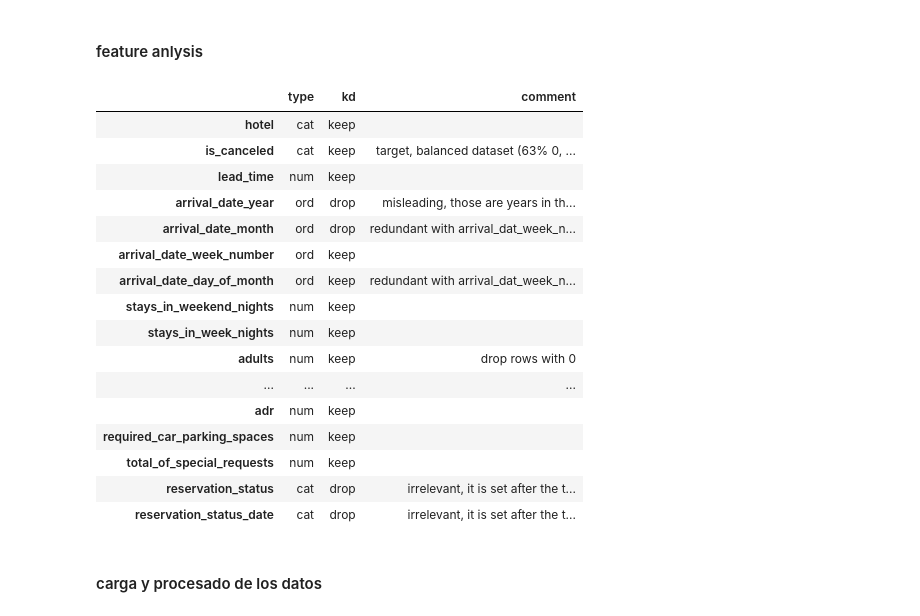
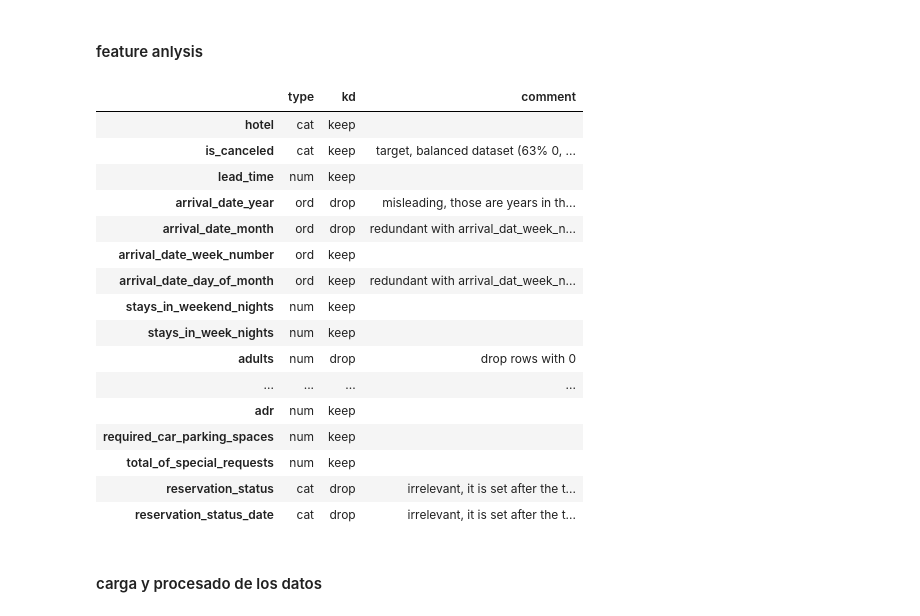
Before and after one commit to claudiberenguer/modulo5eval_ii, a Jupyter notebook: notebooks/exploracion/newnb_claudi.ipynb, the cells around one changed output. Saved outputs shown, nothing was run; the diff lists cells and outputs as text; code cells hidden in the pictures.

```diff
--- a/notebooks/exploracion/newnb_claudi.ipynb
+++ b/notebooks/exploracion/newnb_claudi.ipynb
@@ -68,43 +68,43 @@ columns_info = pd.DataFrame({
 'arrival_date_day_of_month':['ord', 'keep', 'redundant with arrival_dat_week_number'],
 'stays_in_weekend_nights':['num', 'keep', ''],
 'stays_in_week_nights':['num', 'keep', ''],
-'adults':['num', 'keep','drop rows with 0'],
-'children':['num', 'keep', ''],
-'babies':['num', 'keep', 'drop rows with >8'],
+'adults':['num', 'drop','drop rows with 0'],
+'children':['num', 'drop', ''],
+'babies':['num', 'drop', 'drop rows with >8'],
 'meal':['cat', 'keep',''],
 'country':['cat', 'keep', 'a lot of categories, most of them with very low frequency. Group the lower frequency ones together'],
 'market_segment':['cat', 'keep', ''],
 'distribution_channel':['cat', 'keep', ''],
 'is_repeated_guest':['cat', 'keep', 'it is heavily skewed'],
 'previous_cancellations':['num','keep',''],
 'previous_bookings_not_canceled':['num', 'keep','together with previous_cancellations gives the cancelation rate'],
 'reserved_room_type':['cat', 'keep', ''],
 'assigned_room_type':['cat', 'keep', 'reservation can be canceled if the assigned room is different from the booked one'],
 'booking_changes':['num','keep',''],
 'deposit_type':['cat','keep',''],
 'agent':['cat', 'keep', 'nan interpreted the customer did not user any agent. heavily skewed and with a lot of categories, turn into binary on wheter it has agent or no. It could have been treated as country'],
 'company':['cat','keep','nan is interpreted as the customer is not travelig on behalf of a company. heavily skewed. turn into binary'],
 'days_in_waiting_list':['num', 'keep', ''],
 'customer_type':['cat', 'keep', ''],
 'adr':['num', 'keep', ''],
 'required_car_parking_spaces':['num','keep',''],
 'total_of_special_requests':['num', 'keep',''],
 'reservation_status':['cat', 'drop','irrelevant, it is set after the target (is_canceled)'],
 'reservation_status_date':['cat','drop', 'irrelevant, it is set after the target (is_canceled)']}).T
 columns_info.columns = ['type', 'kd', 'comment']
 columns_info
 # %% [output]
 |  | type | kd | comment |
 | hotel | cat | keep |  |
 | is_canceled | cat | keep | target, balanced dataset (63% 0, ... |
 | lead_time | num | keep |  |
 | arrival_date_year | ord | drop | misleading, those are years in th... |
 | arrival_date_month | ord | drop | redundant with arrival_dat_week_n... |
 | arrival_date_week_number | ord | keep |  |
 | arrival_date_day_of_month | ord | keep | redundant with arrival_dat_week_n... |
 | stays_in_weekend_nights | num | keep |  |
 | stays_in_week_nights | num | keep |  |
-| adults | num | keep | drop rows with 0 |
+| adults | num | drop | drop rows with 0 |
 | ... | ... | ... | ... |
 | adr | num | keep |  |
 | required_car_parking_spaces | num | keep |  |
```
Also changed, not shown: parts of 23 cells of this notebook, 4 other files.
